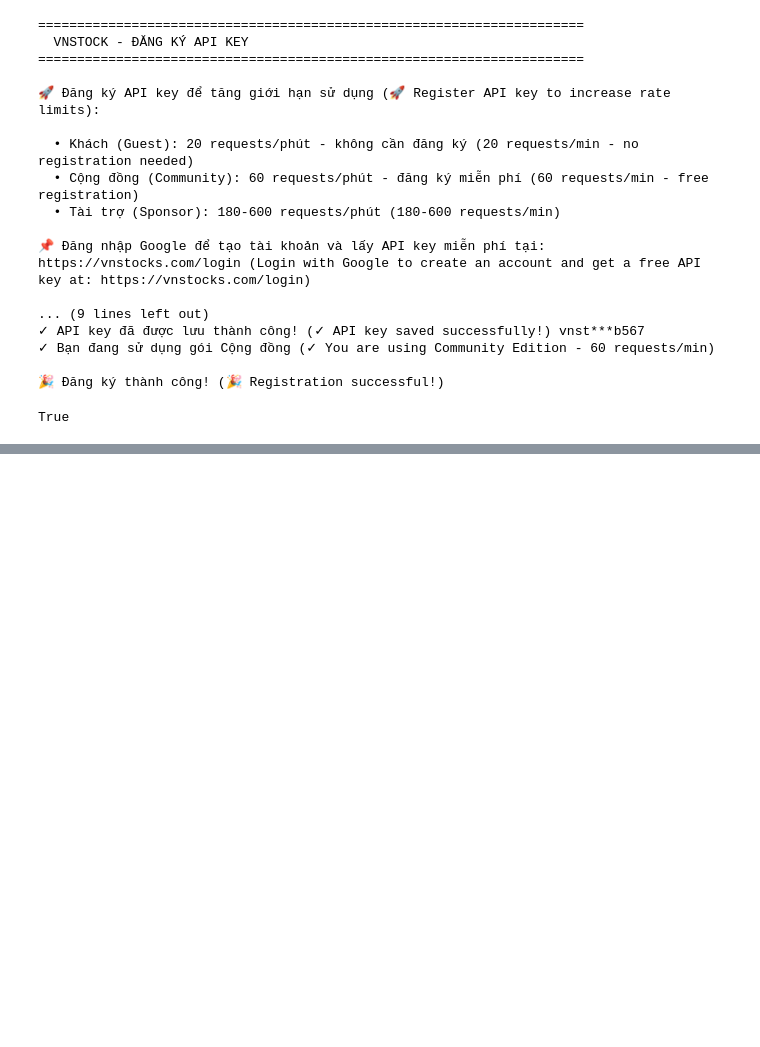
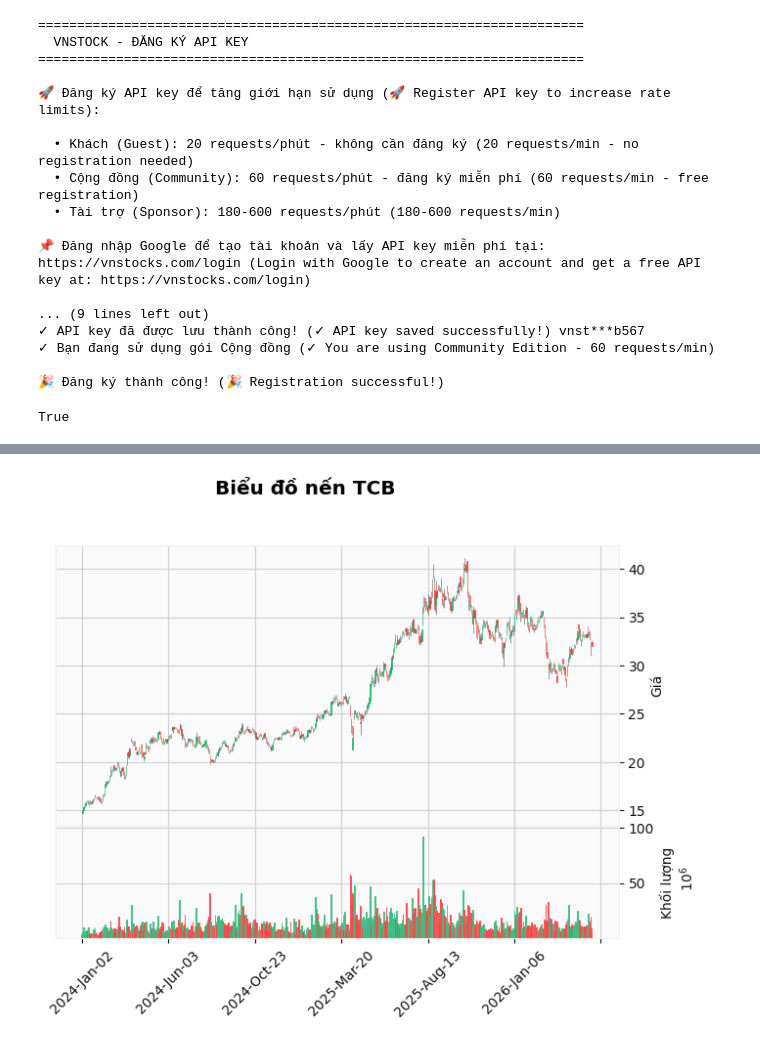
Before and after one commit to Tuanajax/CFA-AI-Journey, a Jupyter notebook: CFA.ipynb, the cells around one changed output, grey strips where cells are left out. Cells and saved outputs as stored; diff of their text form; code cells hidden in the pictures; blank space fills up the shorter version.

```diff
--- a/CFA.ipynb
+++ b/CFA.ipynb
@@ -80,0 +138,13 @@ Mounted at /content/drive
+# %%
+import mplfinance as mpf
+
+# Create a candlestick chart
+fig, axes = mpf.plot(df, type='candle', style='yahoo', volume=True,
+                     title='Biểu đồ nến TCB',
+                     ylabel='Giá',
+                     ylabel_lower='Khối lượng',
+                     returnfig=True)
+
+plt.show()
+# %% [output]
+[figure, added]
```
Also changed, not shown: parts of 6 cells of this notebook.
